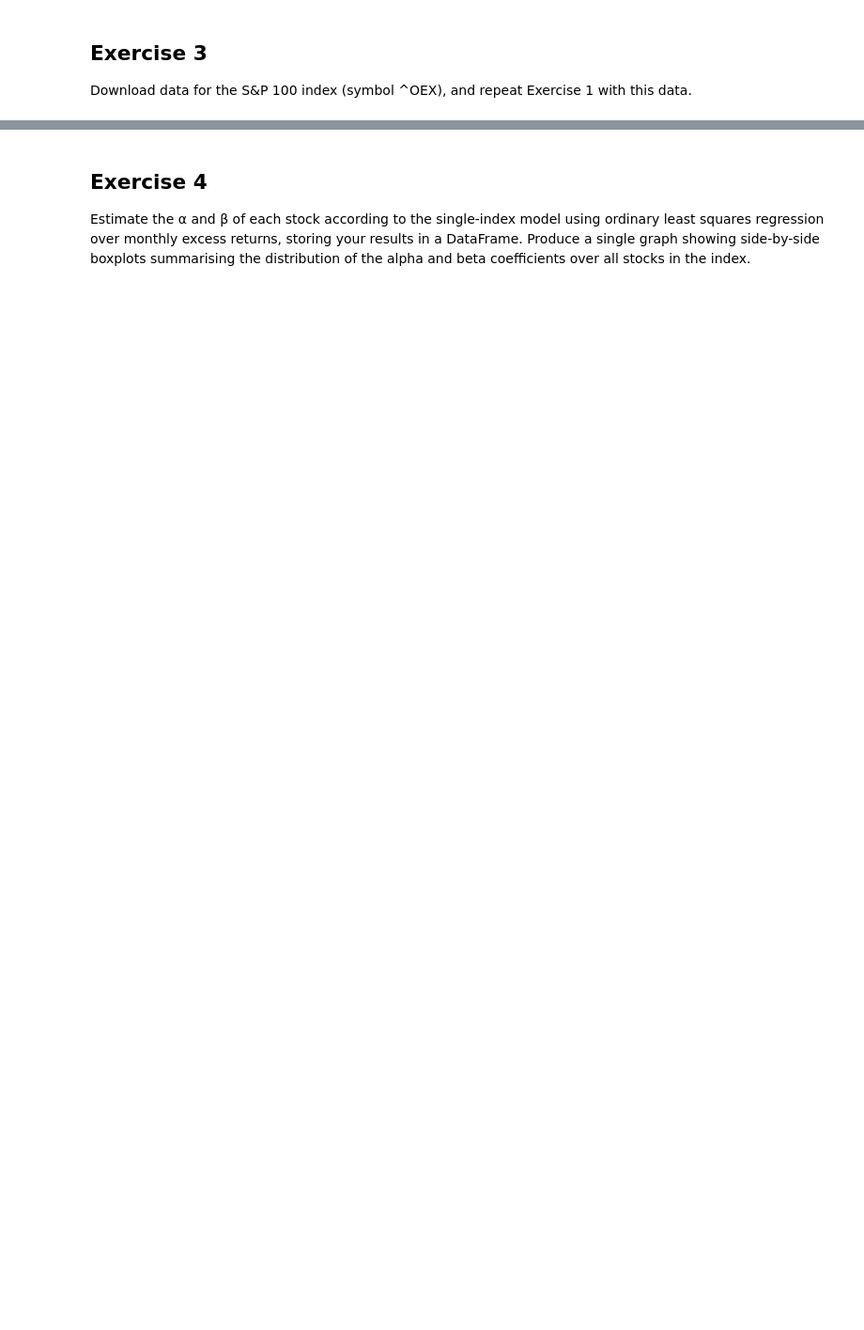
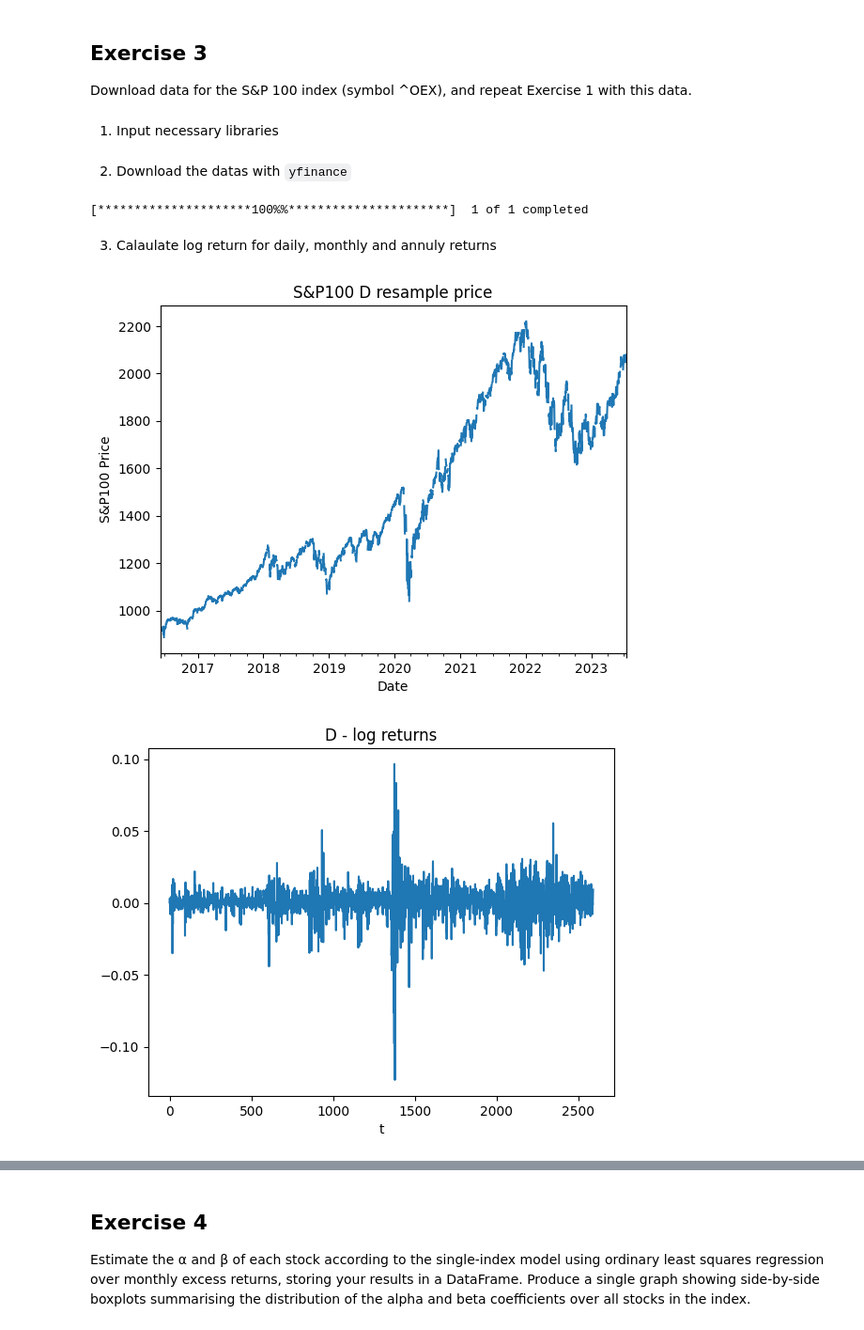
Before and after one commit to izero0324/Scientific-Computing-For-Finance, a Jupyter notebook: lab8/lab8.ipynb, the cells around one changed output, grey strips where cells are left out. Shown at 94% size. Drawn from its saved outputs; the diff is of its cells as text; code cells hidden in the pictures; blank space fills up the shorter version.

```diff
--- a/lab8/lab8.ipynb
+++ b/lab8/lab8.ipynb
@@ -232,3 +332,5 @@ plt.show()
 # %% [markdown]
 ## Exercise 3
 Download data for the S&P 100 index (symbol ^OEX), and repeat Exercise 1 with this data.
+# %% [markdown]
+1. Input necessary libraries
@@ -234,0 +341,21 @@ Download data for the S&P 100 index (symbol ^OEX), and repeat Exercise 1 with th
+# %% [markdown]
+2. Download the datas with `yfinance`
+# %%
+# Override yfinance with pandas_datareader
+yf.pdr_override()
+
+# Download the S&P 100 index data using yfinance
+start = datetime.datetime(2016, 6, 6)
+end = datetime.datetime(2023, 7, 13)
+sp100_index = data.get_data_yahoo("^OEX", start, end)
+# %% [output]
+[*********************100%%**********************]  1 of 1 completed
+# %% [markdown]
+3. Calaulate log return for daily, monthly and annuly returns
+# %%
+sp100_daily_returns = get_log_return(sp100_index['Adj Close'],'D', 'S&P100')
+sp100_monthly_returns = get_log_return(sp100_index['Adj Close'],'M','S&P100')
+sp100_annual_returns = get_log_return(sp100_index['Adj Close'],'Y','S&P100')
+# %% [output]
+[figure, added]
+[figure, added]
```
Also changed, not shown: parts of 65 cells of this notebook, 1 other file.
